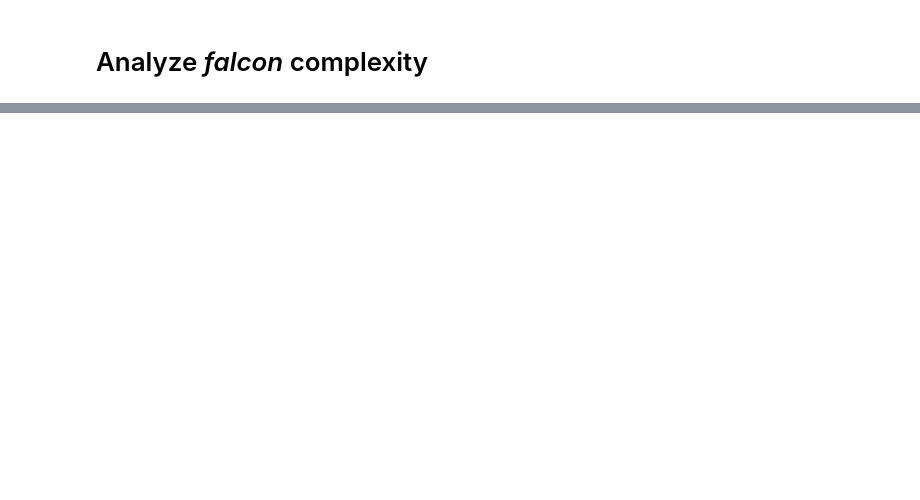
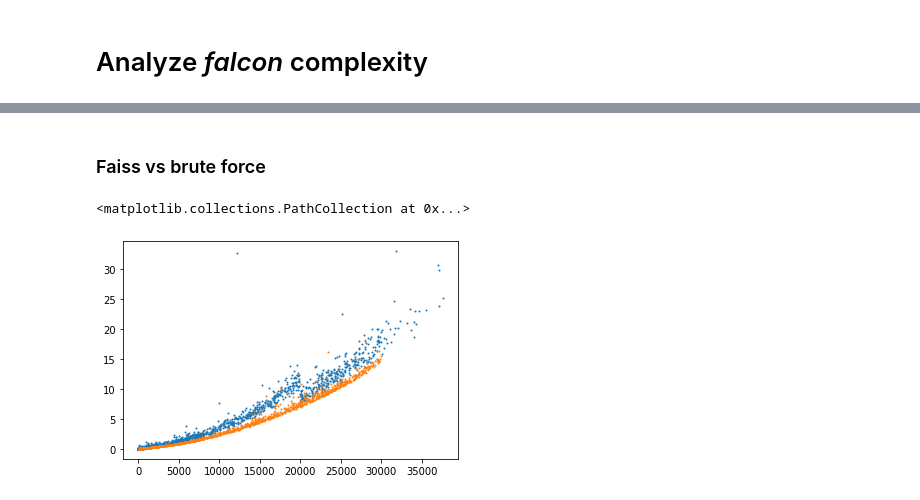
Before and after one commit to KilianMaes/falcon, a Jupyter notebook: notebooks/analyzeFalconAlgorithm.ipynb, the cells around one changed output, grey strips where cells are left out. Cells and saved outputs as stored; diff of their text form; code cells hidden in the pictures; blank space fills up the shorter version.

```diff
--- a/notebooks/analyzeFalconAlgorithm.ipynb
+++ b/notebooks/analyzeFalconAlgorithm.ipynb
@@ -94,0 +86,14 @@ plt.show()
+# %% [markdown]
+### Faiss vs brute force
+# %%
+sizes, time = {}, {}
+sizes['falcon'] = falconPerformances['size'].to_numpy()
+time['falcon'] = falconPerformances['time_kmeans'].to_numpy() + falconPerformances['time_ANNsearch'].to_numpy()
+sizes['bruteForce'] = bruteForce['size']
+time['bruteForce'] = bruteForce['time_total']
+
+plt.scatter(sizes['falcon'], time['falcon'], s=1.0)
+plt.scatter(sizes['bruteForce'], time['bruteForce'], s=1.0)
+# %% [output]
+<matplotlib.collections.PathCollection at 0x...>
+[figure, added]
```
Also changed, not shown: parts of 9 cells of this notebook, 2 other files.
